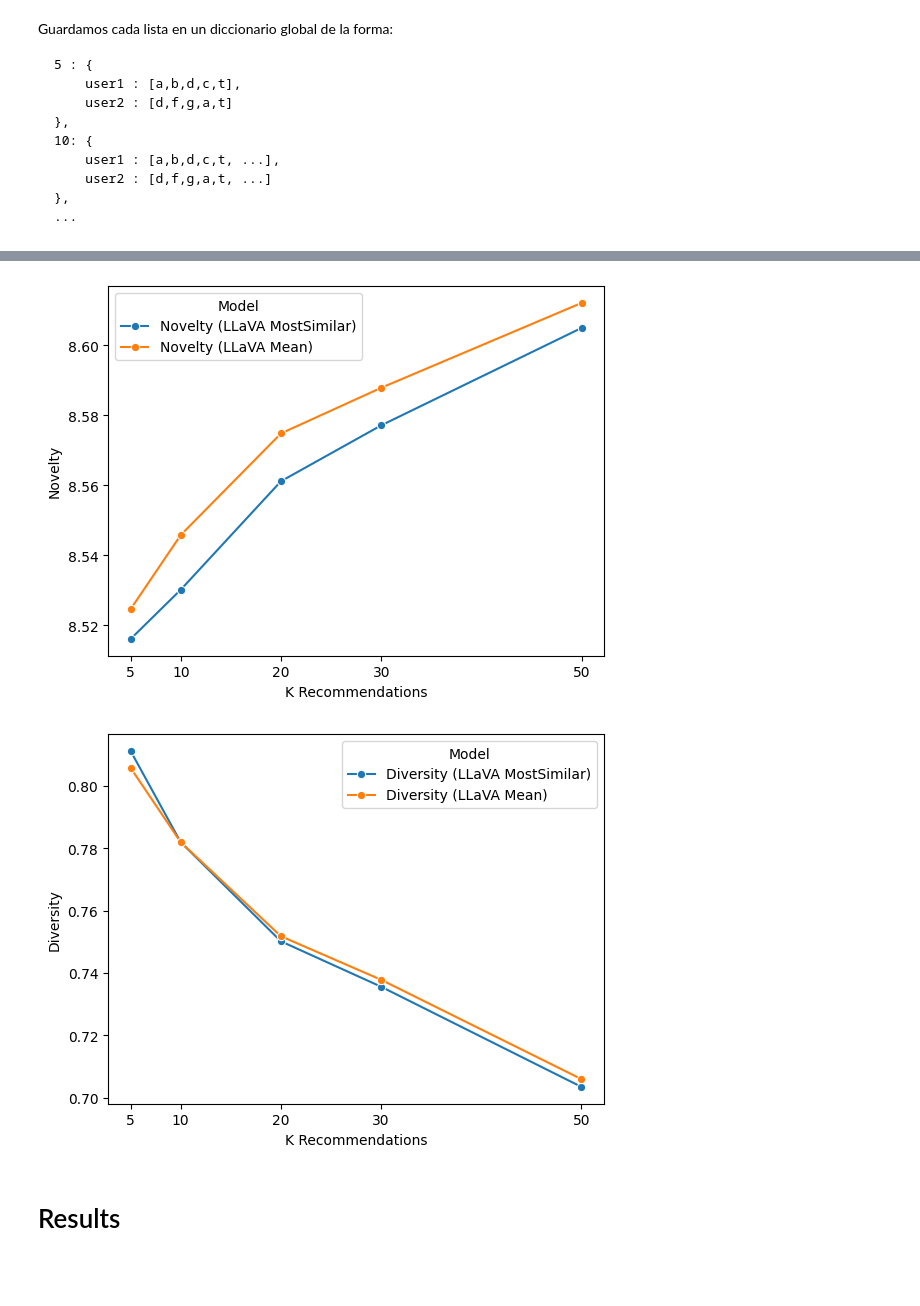
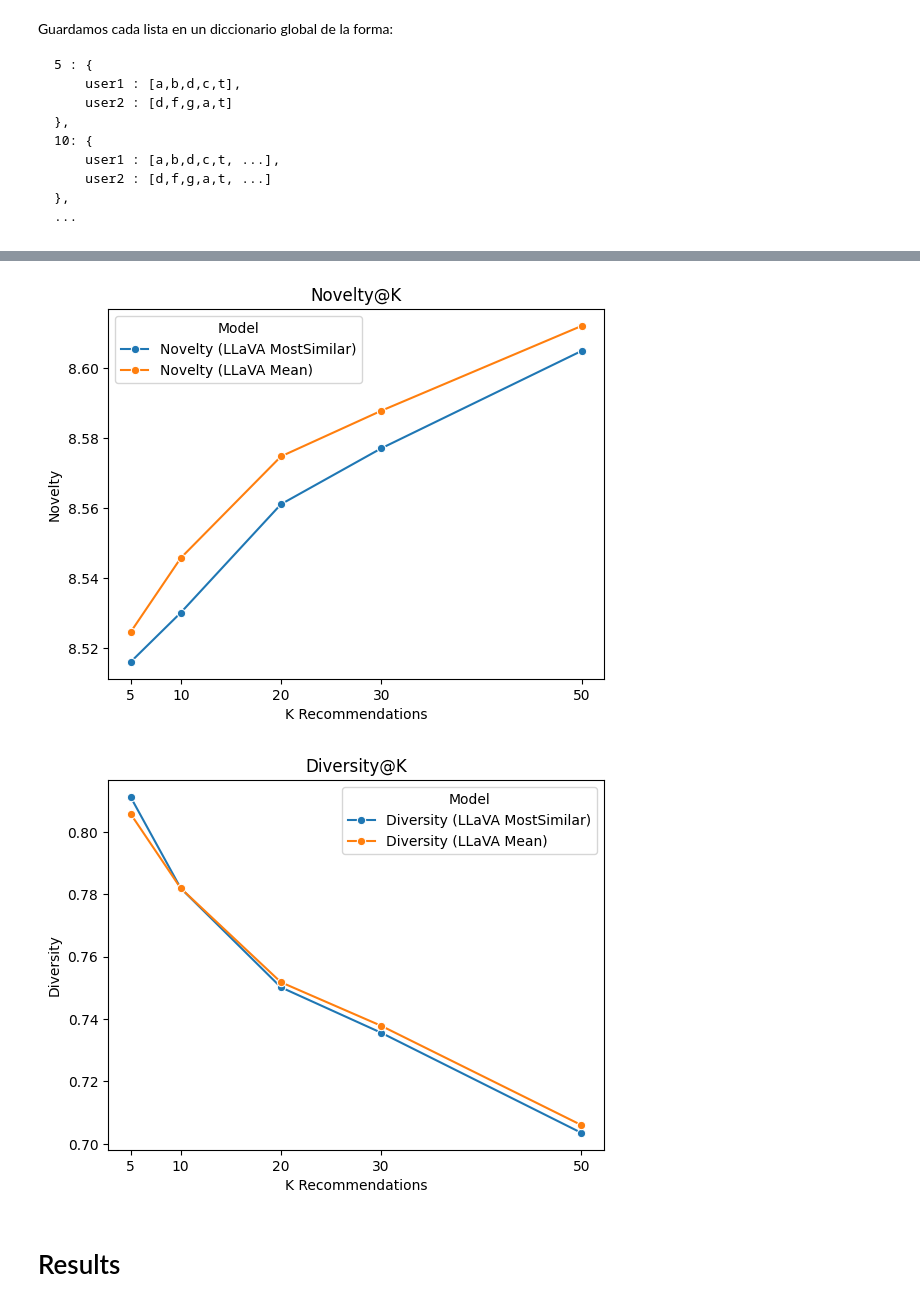
Before and after one commit to pedrozavalat/iic3633-proyecto, a Jupyter notebook: iic3633_LLaVA_Tiny 2.ipynb, the cells around one changed output, grey strips where cells are left out. Saved outputs shown, nothing was run; the diff lists cells and outputs as text; code cells hidden in the pictures; blank space fills up the shorter version.

```diff
--- a/iic3633_LLaVA_Tiny 2.ipynb
+++ b/iic3633_LLaVA_Tiny 2.ipynb
@@ -773,23 +766,24 @@ for k in k_values:
 # %%
 llava_mostsim_novelty_values, llava_mean_novelty_values = list(zip(*novelty_values))
 
 df_map_plot = pd.DataFrame({
     'K Recommendations': k_values,
     'Novelty (LLaVA MostSimilar)' : llava_mostsim_novelty_values,
     'Novelty (LLaVA Mean)' : llava_mean_novelty_values
 })
 
 df_map_plot = df_map_plot.melt(
     id_vars='K Recommendations',
     var_name='Model',
     value_name='Novelty'
 )
 
 sns.lineplot(data=df_map_plot, x='K Recommendations', y='Novelty', hue='Model', marker='o')
+plt.title("Novelty@K")
 plt.xticks(k_values)
 plt.show()
 # %% [output]
-[figure, old version]
+[figure, new version]
 # %%
 llava_mostsim_diversity_values, llava_mean_diversity_values = list(zip(*diversity_values))
 
@@ -806,10 +800,11 @@ df_map_plot = df_map_plot.melt(
 )
 
 sns.lineplot(data=df_map_plot, x='K Recommendations', y='Diversity', hue='Model', marker='o')
+plt.title("Diversity@K")
 plt.xticks(k_values)
 plt.show()
 # %% [output]
-[figure, old version]
+[figure, new version]
 # %% [markdown]
 # Results
 # %% [markdown]
```
Also changed, not shown: parts of 2 cells of this notebook.
